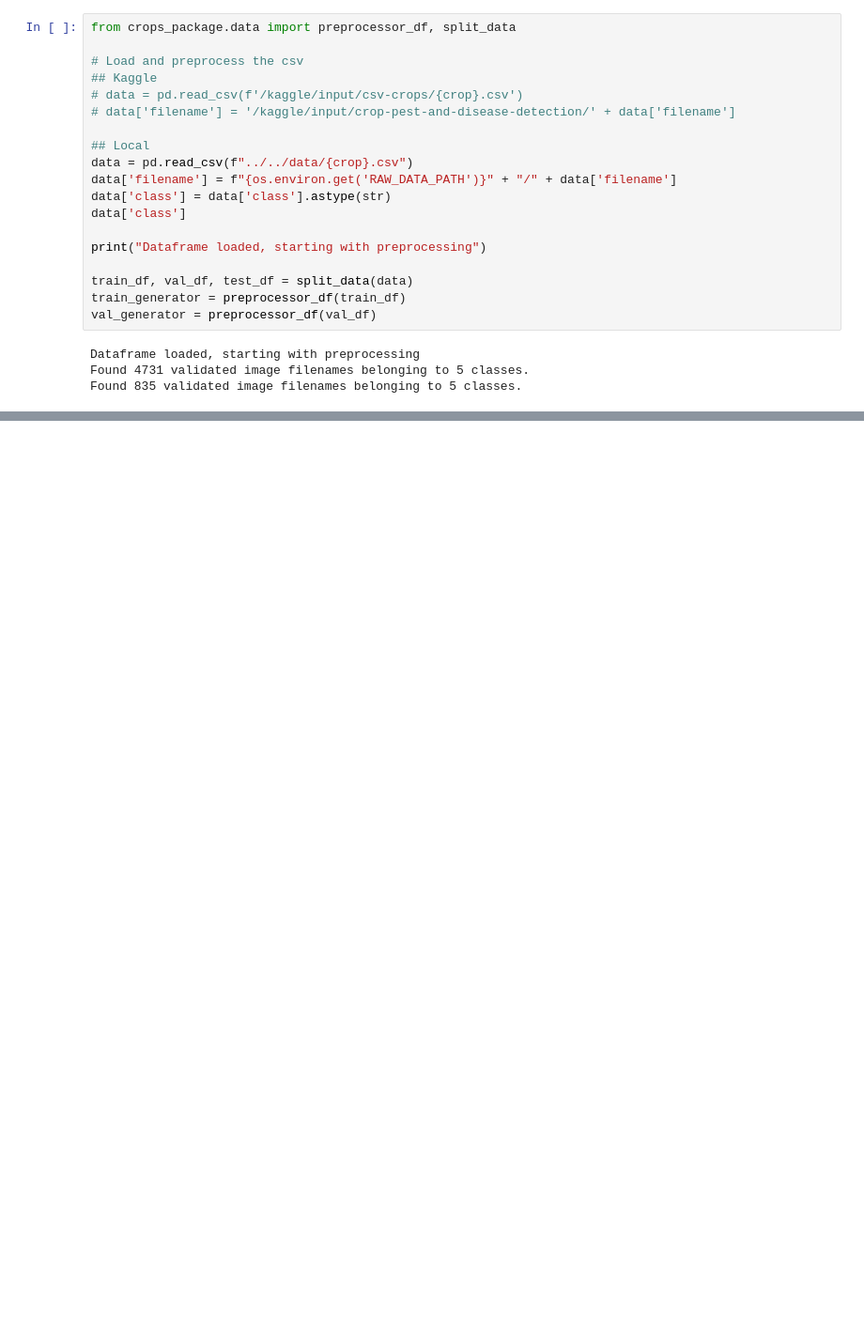
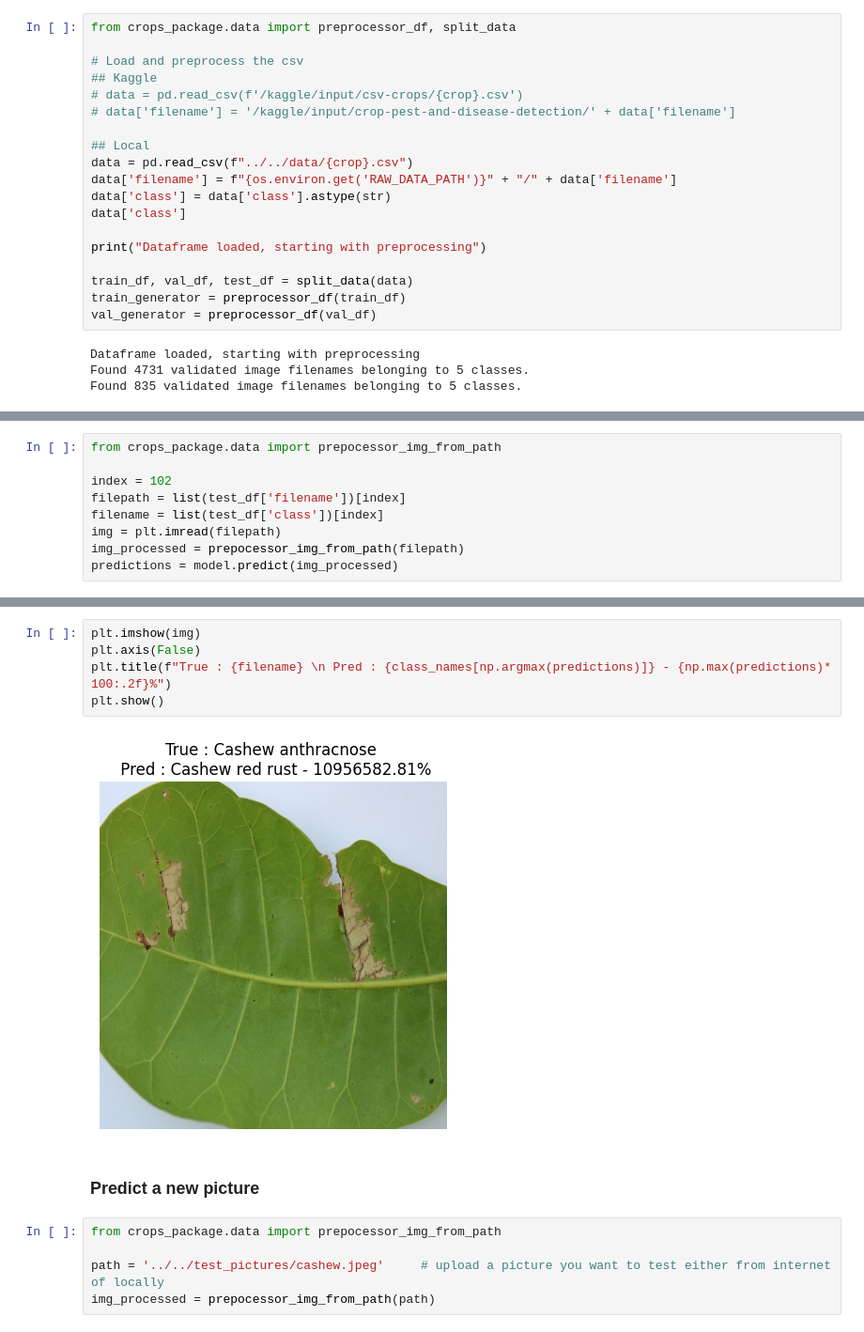
Before and after one commit to MahautHDL/save_the_crops, a Jupyter notebook: notebooks/save_the_crops.ipynb, the cells around one changed output, grey strips where cells are left out. Shown: that part at 94% size. Cells and saved outputs as stored; diff of their text form; blank space fills up the shorter version.

```diff
--- a/notebooks/save_the_crops.ipynb
+++ b/notebooks/save_the_crops.ipynb
@@ -126,0 +181,9 @@ model_cashew = tf.keras.models.load_model('../../models/{crop}-model.keras', saf
+# %%
+from crops_package.data import prepocessor_img_from_path
+
+index = 102
+filepath = list(test_df['filename'])[index]
+filename = list(test_df['class'])[index]
+img = plt.imread(filepath)
+img_processed = prepocessor_img_from_path(filepath)
+predictions = model.predict(img_processed)
@@ -126,0 +192,14 @@ model_cashew = tf.keras.models.load_model('../../models/{crop}-model.keras', saf
+# %%
+plt.imshow(img)
+plt.axis(False)
+plt.title(f"True : {filename} \n Pred : {class_names[np.argmax(predictions)]} - {np.max(predictions)* 100:.2f}%")
+plt.show()
+# %% [output]
+[figure, added]
+# %% [markdown]
+### Predict a new picture
+# %%
+from crops_package.data import prepocessor_img_from_path
+
+path = '../../test_pictures/cashew.jpeg'     # upload a picture you want to test either from internet of locally
+img_processed = prepocessor_img_from_path(path)
```
Also changed, not shown: parts of 28 cells of this notebook, 4 other files.
